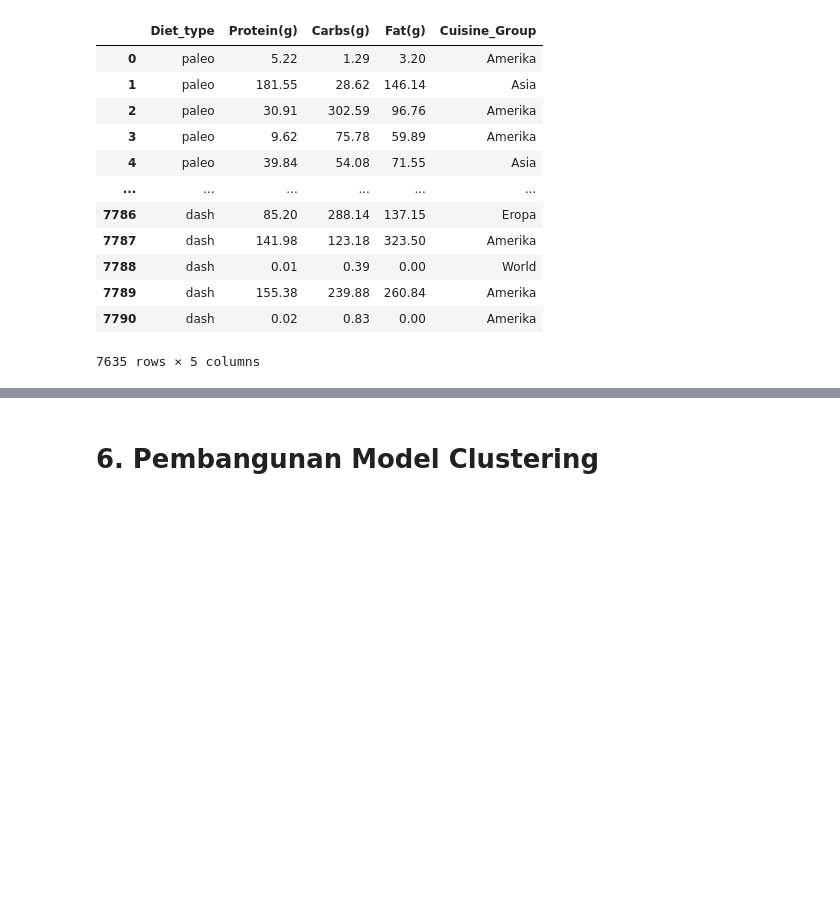
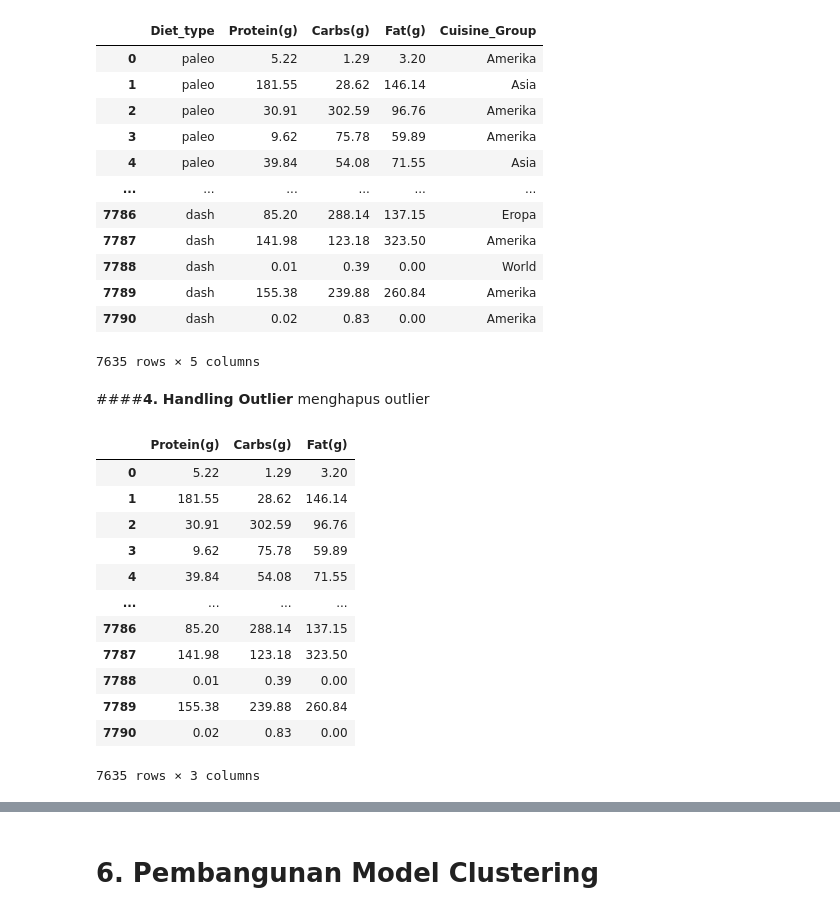
Before and after one commit to Us9r/DicodingBMLP, a Jupyter notebook: [Clustering]_Submission_Akhir_BMLP_Us9r.ipynb, the cells around one changed output, grey strips where cells are left out. Saved outputs shown, nothing was run; the diff lists cells and outputs as text; code cells hidden in the pictures; blank space fills up the shorter version.

```diff
--- a/[Clustering]_Submission_Akhir_BMLP_Us9r.ipynb
+++ b/[Clustering]_Submission_Akhir_BMLP_Us9r.ipynb
@@ -323,3 +326,23 @@ df
 | 7789 | dash | 155.38 | 239.88 | 260.84 | Amerika |
 | 7790 | dash | 0.02 | 0.83 | 0.00 | Amerika |
 7635 rows × 5 columns
+# %% [markdown]
+####**4. Handling Outlier**
+menghapus outlier
+# %%
+numeric_features = df.select_dtypes(include=['number'])
+numeric_features
+# %% [output]
+|  | Protein(g) | Carbs(g) | Fat(g) |
+| 0 | 5.22 | 1.29 | 3.20 |
+| 1 | 181.55 | 28.62 | 146.14 |
+| 2 | 30.91 | 302.59 | 96.76 |
+| 3 | 9.62 | 75.78 | 59.89 |
+| 4 | 39.84 | 54.08 | 71.55 |
+| ... | ... | ... | ... |
+| 7786 | 85.20 | 288.14 | 137.15 |
+| 7787 | 141.98 | 123.18 | 323.50 |
+| 7788 | 0.01 | 0.39 | 0.00 |
+| 7789 | 155.38 | 239.88 | 260.84 |
+| 7790 | 0.02 | 0.83 | 0.00 |
+7635 rows × 3 columns
```
Also changed, not shown: parts of 10 cells of this notebook.
